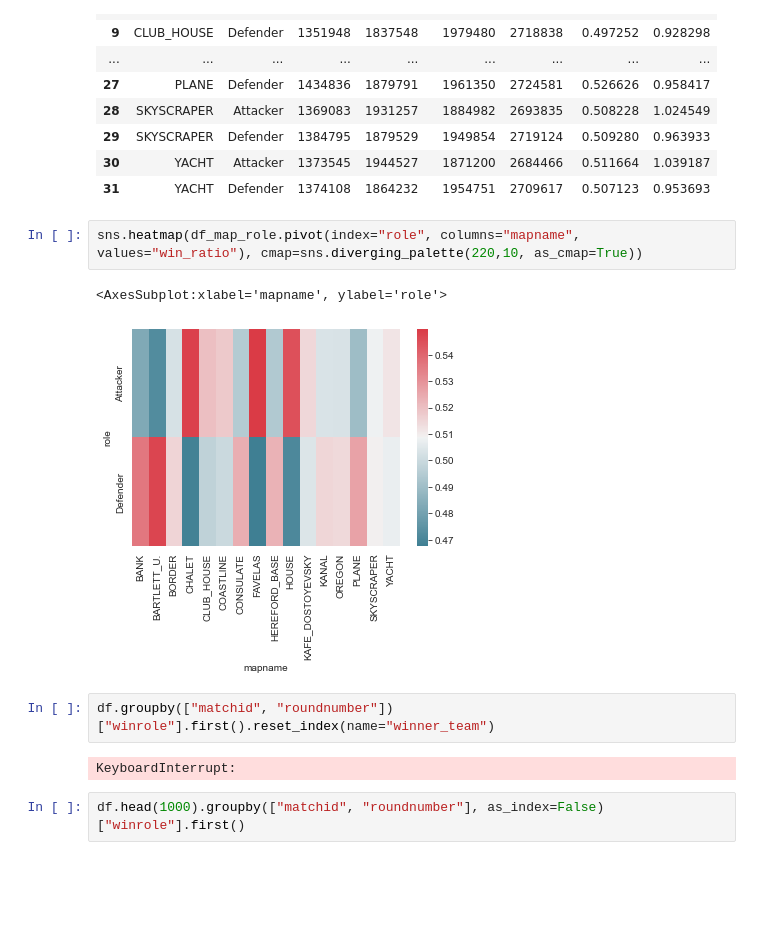
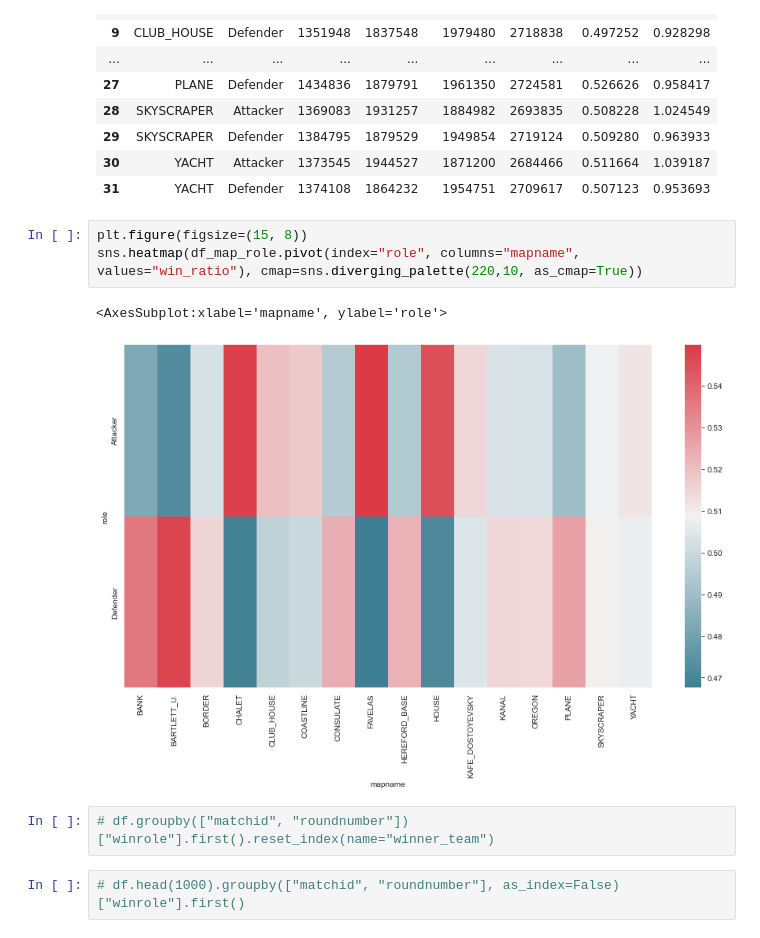
Before and after one commit to itsmartinhi/R6Siege-Match-Outcome-Analysis-and-Prediction, a Jupyter notebook: data-exploration.ipynb, the cells around one changed output. Drawn from its saved outputs; the diff is of its cells as text; blank space fills up the shorter version.

```diff
--- a/data-exploration.ipynb
+++ b/data-exploration.ipynb
@@ -259,15 +260,14 @@ df_map_role
 | 30 | YACHT | Attacker | 1373545 | 1944527 | 1871200 | 2684466 | 0.511664 | 1.039187 |
 | 31 | YACHT | Defender | 1374108 | 1864232 | 1954751 | 2709617 | 0.507123 | 0.953693 |
 # %%
+plt.figure(figsize=(15, 8))
 sns.heatmap(df_map_role.pivot(index="role", columns="mapname", values="win_ratio"), cmap=sns.diverging_palette(220,10, as_cmap=True))
 # %% [output]
 <AxesSubplot:xlabel='mapname', ylabel='role'>
-[figure, old version]
+[figure, new version]
 # %%
-df.groupby(["matchid", "roundnumber"])["winrole"].first().reset_index(name="winner_team")
+# df.groupby(["matchid", "roundnumber"])["winrole"].first().reset_index(name="winner_team")
-# %% [output]
-KeyboardInterrupt:
 # %%
-df.head(1000).groupby(["matchid", "roundnumber"], as_index=False)["winrole"].first()
+# df.head(1000).groupby(["matchid", "roundnumber"], as_index=False)["winrole"].first()
 # %%
 # df.groupby(["dateid", "matchid", "roundnumber", "team"])["operator"].apply(list).reset_index(name="operators")
```
Also changed, not shown: parts of 3 cells of this notebook, 2 other files.
